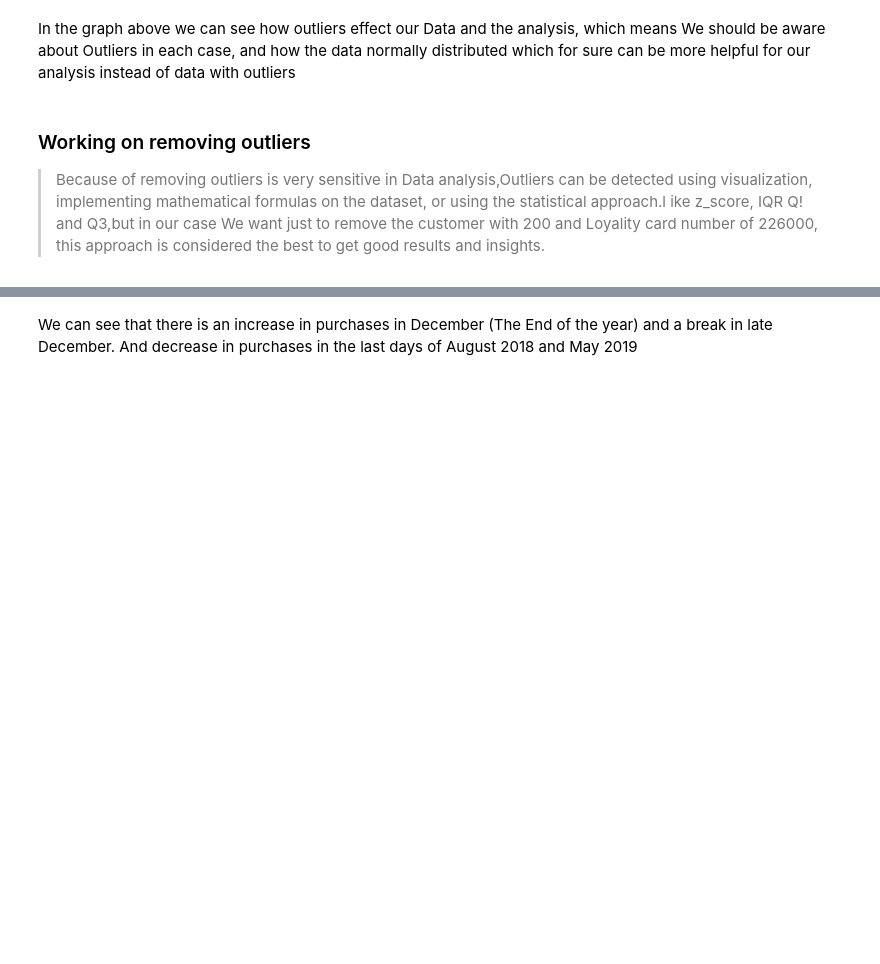
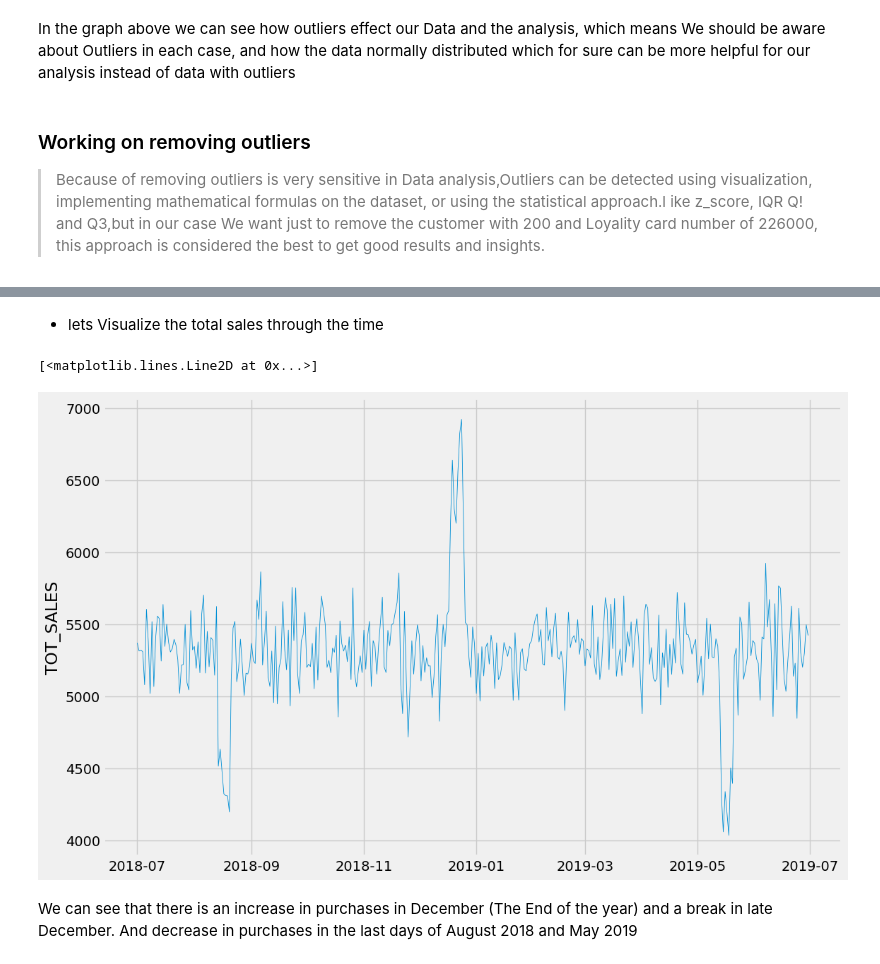
Before and after one commit to khairooo/Quantium-Internship-Experience, a Jupyter notebook: Task_01_Data_reparation_and_customer_analytics.ipynb, the cells around one changed output, grey strips where cells are left out. Drawn from its saved outputs; the diff is of its cells as text; code cells hidden in the pictures; blank space fills up the shorter version.

Commit message:
TOT_SALES vs DATE

```diff
--- a/Task_01_Data_reparation_and_customer_analytics.ipynb
+++ b/Task_01_Data_reparation_and_customer_analytics.ipynb
@@ -212,4 +328,4 @@ transaction.isnull().sum()
 # %%
-transaction["DATE"] = pd.to_datetime(transaction["DATE"], unit='D')
-transaction.sort_values(by = "DATE", inplace = True)
-transaction.head()
+transaction.sort_values(by = "DATE", inplace = True) # Sort the DATES
+# lets get the first and the last rows from concedering DATE column as an index,
+pd.concat([transaction.head(1),transaction.tail(1)])
@@ -216,16 +336,19 @@ transaction.head()
+# %% [markdown]
+- lets Visualize the total sales through the time
 # %%
 # Using a inbuilt style to change
 # the look and feel of the plot
 plt.style.use("fivethirtyeight")
 
 # setting figure size to 12, 10
-plt.figure(figsize=(10, 8))
+plt.figure(figsize=(12, 8))
 
-transaction_per_time = transaction.groupby(transaction.DATE)['TOT_SALES'].sum()
+transaction_per_time = transaction.groupby("DATE")['TOT_SALES'].sum()
 # Labelling the axes and setting
-# a title
-plt.xlabel("Date")
-plt.ylabel("PROD_QTY")
+plt.ylabel("TOT_SALES")
 plt.plot(transaction_per_time, linewidth = .6)
+# %% [output]
+[<matplotlib.lines.Line2D at 0x...>]
+[figure, added]
 # %% [markdown]
 We can see that there is an increase in purchases in December (The End of the year) and a break in late December. And decrease in purchases in the last days of August 2018 and May 2019
```
Also changed, not shown: parts of 25 cells of this notebook.
